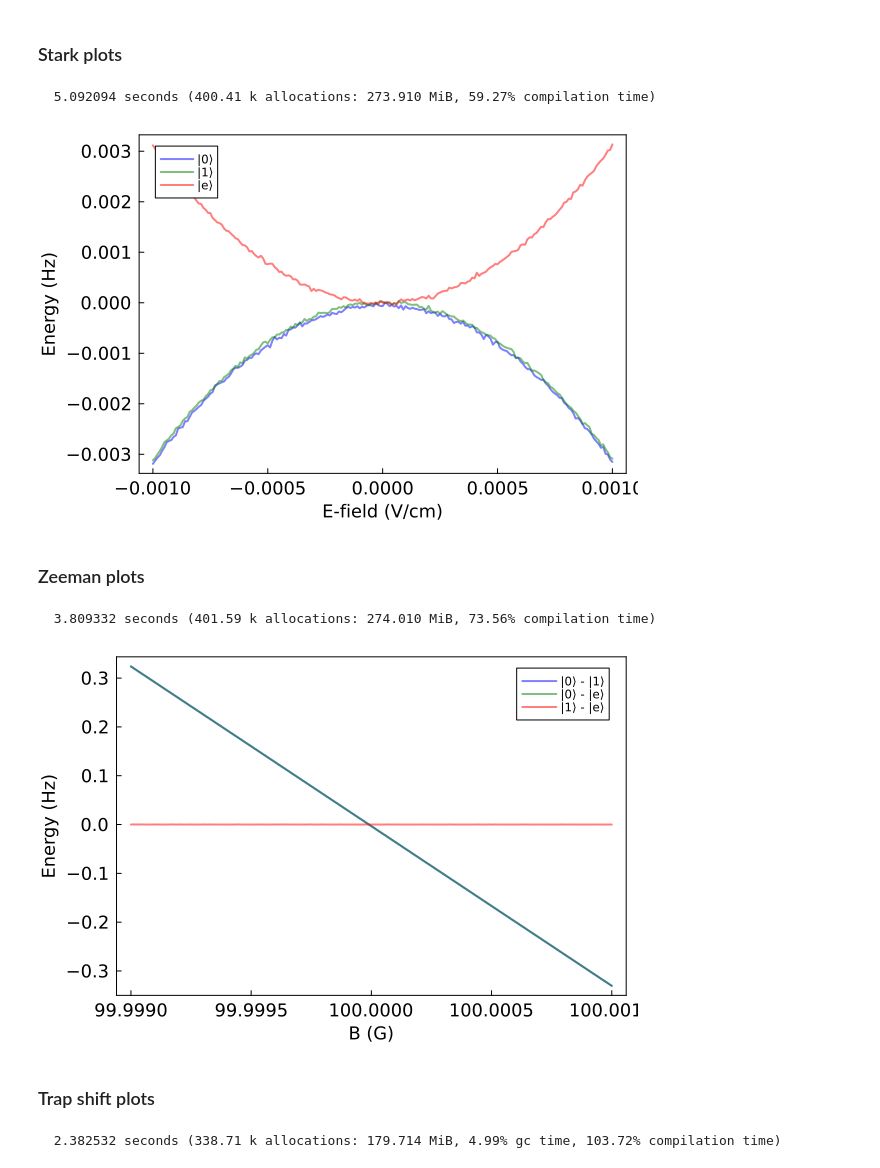
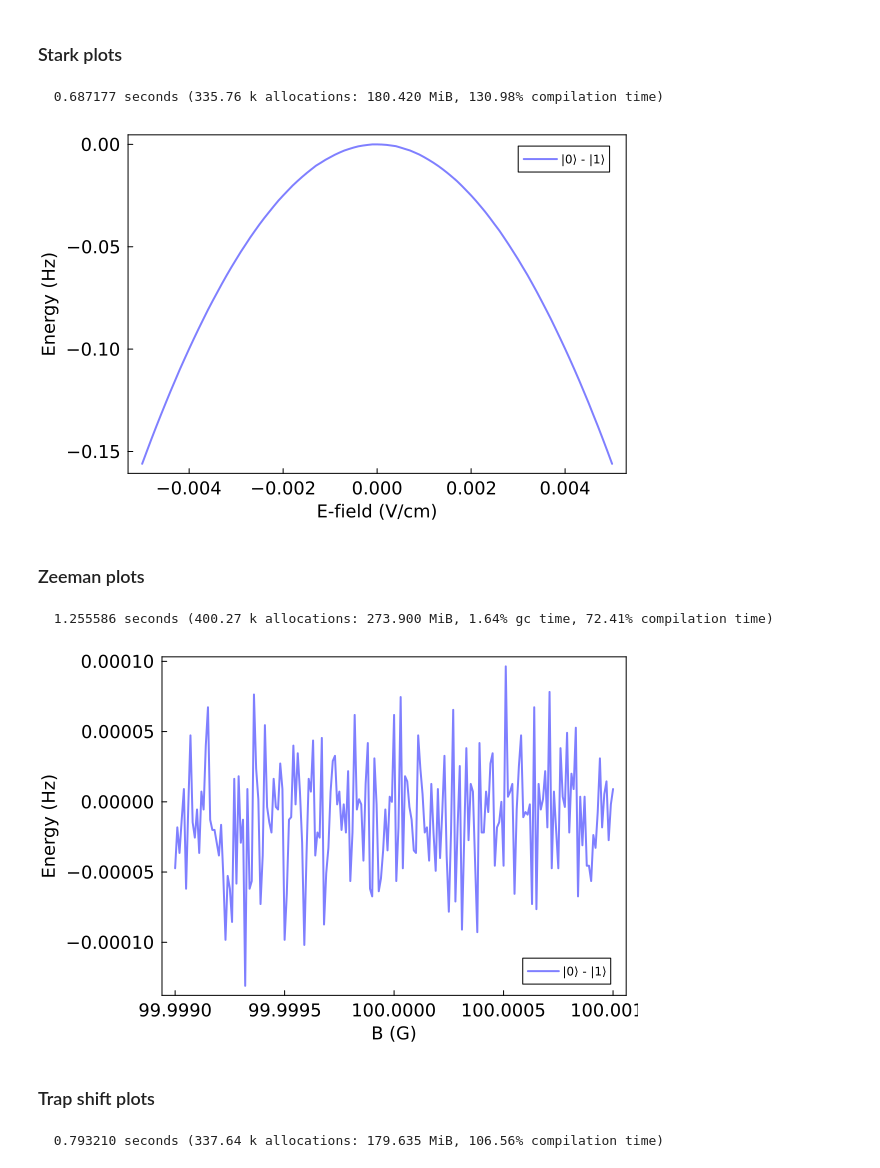
Before and after one commit to munozariasjm/QuantumStates.jl, a Jupyter notebook: examples/CaOH/CaOH_SpinExchangeGates_X(010).ipynb, the cells around one changed output. Cells and saved outputs as stored; diff of their text form; code cells hidden in the pictures.

```diff
--- a/examples/CaOH/CaOH_SpinExchangeGates_X(010).ipynb
+++ b/examples/CaOH/CaOH_SpinExchangeGates_X(010).ipynb
@@ -11,7 +11,7 @@ w = 2.2e-6; P = @with_unit 0.150 "W"; I_trap = 2P / (π * w^2);
 α_par = 186.5
 α_perp = 393.2
 const α = [(1/3)*(α_par + 2α_perp), 0, (2/3)*(α_par - α_perp)] .* au
-const θ = 0.3π
+const θ = 0.2π
 const ϵ_trap = cos(θ) * [0.0, 1.0, 0.0] + sin(θ) * [1.0, 0.0, -1.0] / √2
 scalar_polarizability(state, state′) = polarizability(state, state′, α .* [1,0,0], ϵ_trap)
 tensor_polarizability(state, state′) = polarizability(state, state′, α .* [0,0,1], ϵ_trap)
@@ -19,12 +19,12 @@ H = add_to_H(H, :I_scalar, (1e-6 / h) * scalar_polarizability)
 H = add_to_H(H, :I_tensor, (1e-6 / h) * tensor_polarizability)
 
 # Add DC Stark effect
-const μX = 1e-6 * 1.458 * (1e-21 / c) / h
+const μX = 1e-6 * 1.465 * (1e-21 / c) / h
 H = add_to_H(H, :E, (1e2 * μX) * Stark) # 1e2 converts from V/m to V/cm
 
 # Add Zeeman effect
 Zeeman_z(state, state′) = Zeeman(state, state′, 0)
-H = add_to_H(H, :B_z, gS * (1e-10 * μ_B / h) * Zeeman_z)
+H = add_to_H(H, :B_z, gS * (1e-10 * μ_B / h) * (Zeeman_z + 0.0 * Zeeman_NB))
 ;
 # %% [output]
 WARNING: redefinition of constant α. This may fail, cause incorrect answers, or produce other errors.
@@ -34,11 +41,10 @@ WARNING: redefinition of constant ϵ_trap. This may fail, cause incorrect answer
 # %%
 H.parameters.E = 0.
-H.parameters.B_z = 100.
+H.parameters.B_z = 5.
 H.parameters.I_scalar = 0I_trap
 H.parameters.I_tensor = 0I_trap
 full_evaluate!(H)
 solve!(H)
-N1_idxs, N1_states = subspace(H.states, (N=1,))
 ;
 # %%
 QN_bounds = (S = 1/2, I = 1/2, Λ = [-1,1], N = 1:3)
@@ -89,0 +64,8 @@ $$-0.707\left|Λ=1, N=1, M_N=-1, S=1/2, M_S=1/2, I=1/2, M_I=1/2, \right\rangle$$
+# %%
+# |0⟩ state
+idx_0 = 12
+state_0 = H.states[idx_0]
+1e-3 * (1e2 * μX) * 1e6 * d(H.states[idx_0], H.states[idx_0]) |> display
+1e-3 * gS * (1e-4 * μ_B / h) * TDM_magnetic(H.states[idx_0], H.states[idx_0], 0) |> display
+state_0 |> display
+energy(state_0) |> display
@@ -89,0 +78,8 @@ $$-0.707\left|Λ=1, N=1, M_N=-1, S=1/2, M_S=1/2, I=1/2, M_I=1/2, \right\rangle$$
+# %%
+# |1⟩ state
+idx_1 = 24
+state_1 = H.states[idx_1]
+1e-3 * (1e2 * μX) * 1e6 * d(H.states[idx_1], H.states[idx_1]) |> display
+1e-3 * gS * (1e-4 * μ_B / h) * TDM_magnetic(H.states[idx_1], H.states[idx_1], 0) |> display
+state_1 |> display
+energy(state_1) |> display
@@ -117,7 +127,7 @@ function H_func!(H, scan_values)
 end
 ;
 # %%
-Es = H.parameters.E .- (-1:0.01:1) .* 1e-3
+Es = H.parameters.E .+ (-5:0.1:5) .* 1e-3
 scan_params = (
     E = Es,
     );
@@ -126,13 +136,13 @@ iterator = Iterators.product
 matrix_values = hcat(values(scan_values)...)'
 ;
 # %% [output]
-  5.092094 seconds (400.41 k allocations: 273.910 MiB, 59.27% compilation time)
+  0.687177 seconds (335.76 k allocations: 180.420 MiB, 130.98% compilation time)
 # %%
 using Plots, LaTeXStrings
 Es_rel = matrix_values .- matrix_values[round(Int, end/2),:]'
-plot(Es, 1e6 .* Es_rel[:,idx_0], linewidth=2, linecolor=:blue, alpha=0.5, label="|0⟩")
-plot!(Es, 1e6 .* Es_rel[:,idx_1], linewidth=2, linecolor=:green, alpha=0.5, label="|1⟩")
-plot!(Es, 1e6 .* Es_rel[:,idx_e], linewidth=2, linecolor=:red, alpha=0.5, label="|e⟩")
+plot(Es, 1e6 .* (Es_rel[:,idx_0] .- Es_rel[:,idx_1]), linewidth=2, linecolor=:blue, alpha=0.5, label="|0⟩ - |1⟩")
+# plot!(Es, 1e6 .* Es_rel[:,idx_1], linewidth=2, linecolor=:green, alpha=0.5, label="|1⟩")
+# plot!(Es, 1e6 .* Es_rel[:,idx_e], linewidth=2, linecolor=:red, alpha=0.5, label="|e⟩")
 plot!(
     xlabel="E-field (V/cm)",
     ylabel="Energy (Hz)",
@@ -142,7 +152,7 @@ plot!(
     box=:on
 )
 # %% [output]
-[figure, old version]
+[figure, new version]
 # %% [markdown]
 ### Zeeman plots
 # %%
@@ -163,23 +173,23 @@ iterator = Iterators.product
 matrix_values = hcat(values(scan_values)...)'
 ;
 # %% [output]
-  3.809332 seconds (401.59 k allocations: 274.010 MiB, 73.56% compilation time)
+  1.255586 seconds (400.27 k allocations: 273.900 MiB, 1.64% gc time, 72.41% compilation time)
 # %%
 using Plots, LaTeXStrings
 Es_rel = matrix_values .- matrix_values[round(Int,end/2),:]'
 plot(Bs, 1e6 .* (Es_rel[:,idx_0] .- Es_rel[:,idx_1]), linewidth=2, linecolor=:blue, alpha=0.5, label="|0⟩ - |1⟩")
-plot!(Bs, 1e6 .* (Es_rel[:,idx_0] .- Es_rel[:,idx_e]), linewidth=2, linecolor=:green, alpha=0.5, label="|0⟩ - |e⟩")
-plot!(Bs, 1e6 .* (Es_rel[:,idx_1] .- Es_rel[:,idx_e]), linewidth=2, linecolor=:red, alpha=0.5, label="|1⟩ - |e⟩")
+# plot!(Bs, 1e6 .* (Es_rel[:,idx_0] .- Es_rel[:,idx_e]), linewidth=2, linecolor=:green, alpha=0.5, label="|0⟩ - |e⟩")
+# plot!(Bs, 1e6 .* (Es_rel[:,idx_1] .- Es_rel[:,idx_e]), linewidth=2, linecolor=:red, alpha=0.5, label="|1⟩ - |e⟩")
 plot!(
     xlabel="B (G)",
     ylabel="Energy (Hz)",
     labelfontsize=12,
     tickfontsize=12,
     grid=:off,
     box=:on
     )
 # %% [output]
-[figure, old version]
+[figure, new version]
 # %% [markdown]
 ### Trap shift plots
 # %%
@@ -201,7 +211,7 @@ iterator = Iterators.product
 matrix_values = hcat(values(scan_values)...)'
 ;
 # %% [output]
-  2.382532 seconds (338.71 k allocations: 179.714 MiB, 4.99% gc time, 103.72% compilation time)
+  0.793210 seconds (337.64 k allocations: 179.635 MiB, 106.56% compilation time)
 # %%
 using Plots, LaTeXStrings
 Es_rel = matrix_values .- matrix_values[1,:]'
```
Also changed, not shown: parts of 15 cells of this notebook, 25 other files.
